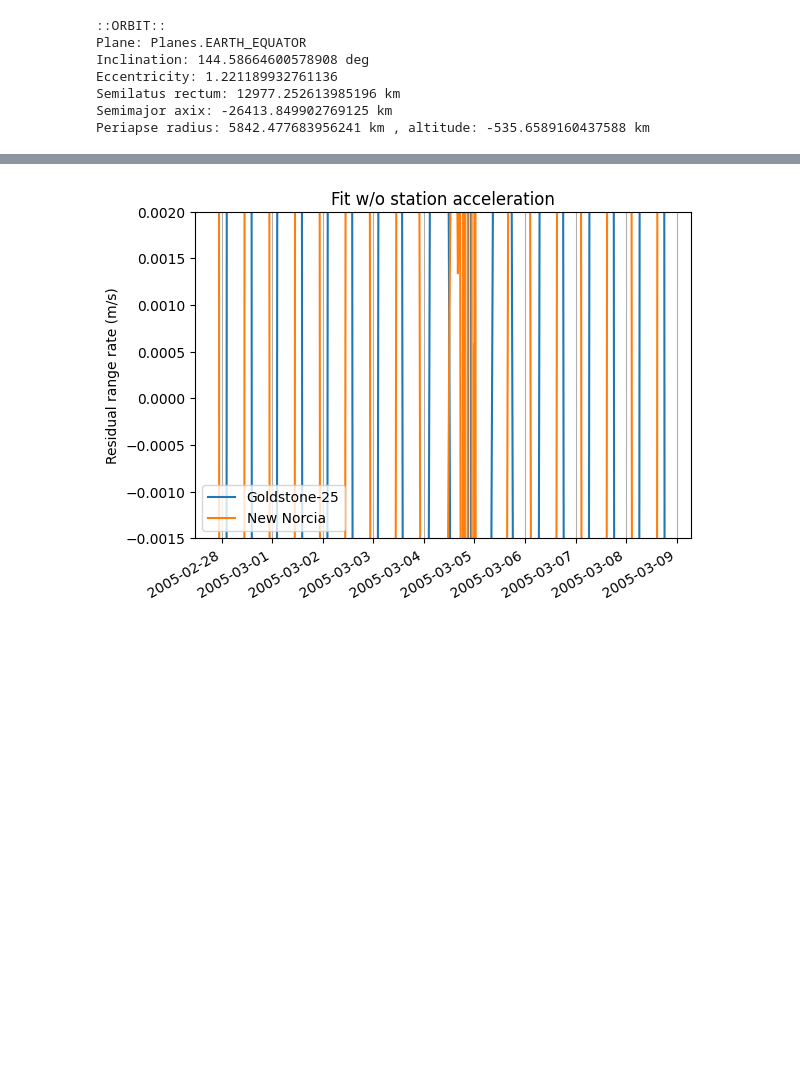
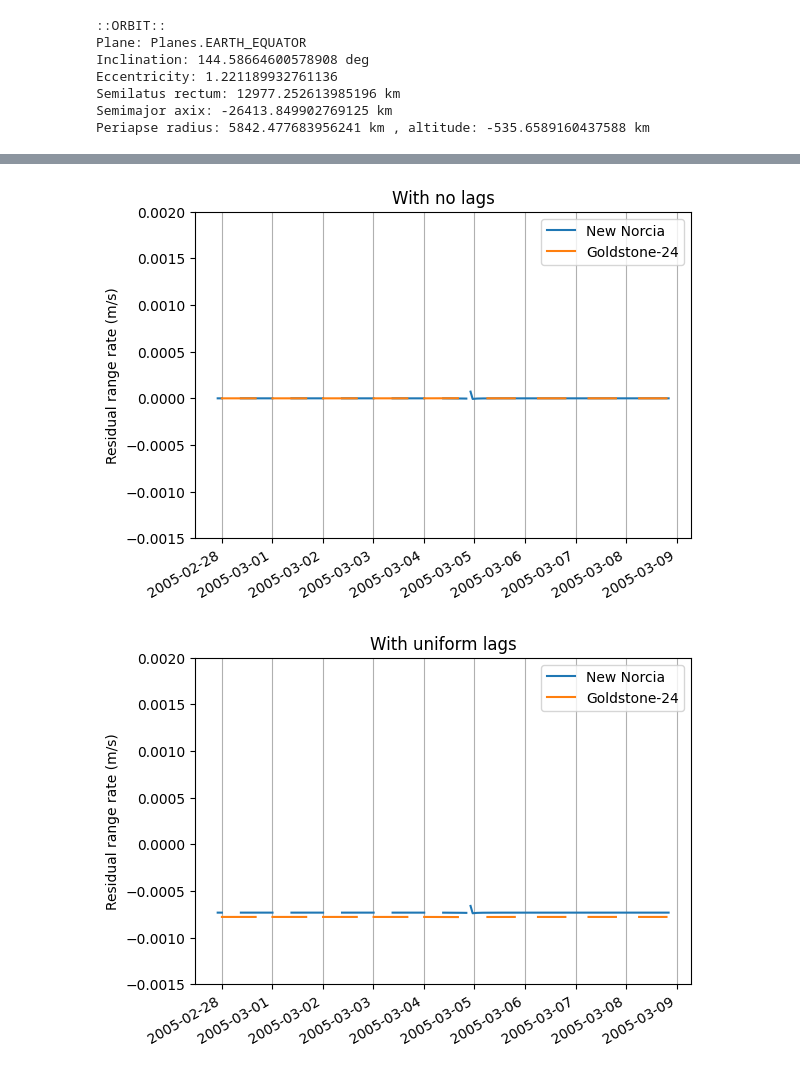
Before and after one commit to earthshrink/anomaly-sim, a Jupyter notebook: rosetta/rosetta_sim_approach_rangerate.ipynb, the cells around one changed output, grey strips where cells are left out. Cells and saved outputs as stored; diff of their text form; code cells hidden in the pictures; blank space fills up the shorter version.

```diff
--- a/rosetta/rosetta_sim_approach_rangerate.ipynb
+++ b/rosetta/rosetta_sim_approach_rangerate.ipynb
@@ -117,7 +140,7 @@ for st in tracking_stations:
         vdata_ltlags[st].append([ref_rr - vlag])
         vdata_scaledlags[st].append([ref_rr - scalefactor*vlag])
 # %%
-_ = fitv(rosetta_ref_orbit, tracking_stations, epochs[:-1], vdata_ref, "Fit to Doppler with no lag")
+base_residual = fitv(rosetta_ref_orbit, tracking_stations, elev, epochs[:-1], vdata_ref, "Fit to Doppler with no lag")
 # %% [output]
 [[Fit Statistics]]
     # fitting method   = leastsq
@@ -140,5 +163,5 @@ Periapse radius: 5842477.68395624 m , altitude: -535658.9160437593 m
 # %%
-_ = fitv(rosetta_ref_orbit, tracking_stations, epochs[:-1], vdata_constvlags, "Fit to Doppler with uniform lag")
+const_residual = fitv(rosetta_ref_orbit, tracking_stations, elev, epochs[:-1], vdata_constvlags, "Fit to Doppler with uniform lag")
 # %% [output]
 [[Fit Statistics]]
     # fitting method   = leastsq
@@ -161,5 +184,5 @@ Periapse radius: 5842477.68395624 m , altitude: -535658.9160437593 m
 # %%
-lt_residual = fitv(rosetta_ref_orbit, tracking_stations, epochs[:-1], vdata_ltlags, "Fit to light-time lags w/o station acceleration")
+lt_residual = fitv(rosetta_ref_orbit, tracking_stations, elev, epochs[:-1], vdata_ltlags, "Fit to light-time lags w/o station acceleration")
 # %% [output]
 [[Fit Statistics]]
     # fitting method   = leastsq
@@ -203,5 +226,11 @@ Periapse radius: 5842477.68395624 m , altitude: -535658.9160437593 m
-# %%
-plot_residual(epochs[:-1], full_residual, 'Fit w/o station acceleration',
-              'Residual range rate (m/s)', [-1.5e-3, 2e-3])
-# %% [output]
-[figure, removed]
+# %%
+# Summary plots
+ylim = [-1.5e-3, 2.0e-3]
+
+plot_residual(epochs[:-1], base_residual, 'With no lags', 'Residual range rate (m/s)', ylim)
+plot_residual(epochs[:-1], const_residual, 'With uniform lags', 'Residual range rate (m/s)', ylim)
+plot_residual(epochs[:-1], lt_residual, 'Without station acceleration', 'Residual range rate (m/s)', ylim)
+plot_residual(epochs[:-1], full_residual, 'With station acceleration', 'Residual range rate (m/s)', ylim)
+# %% [output]
+[figure, added]
+[figure, added]
```
Also changed, not shown: parts of 9 cells of this notebook.
